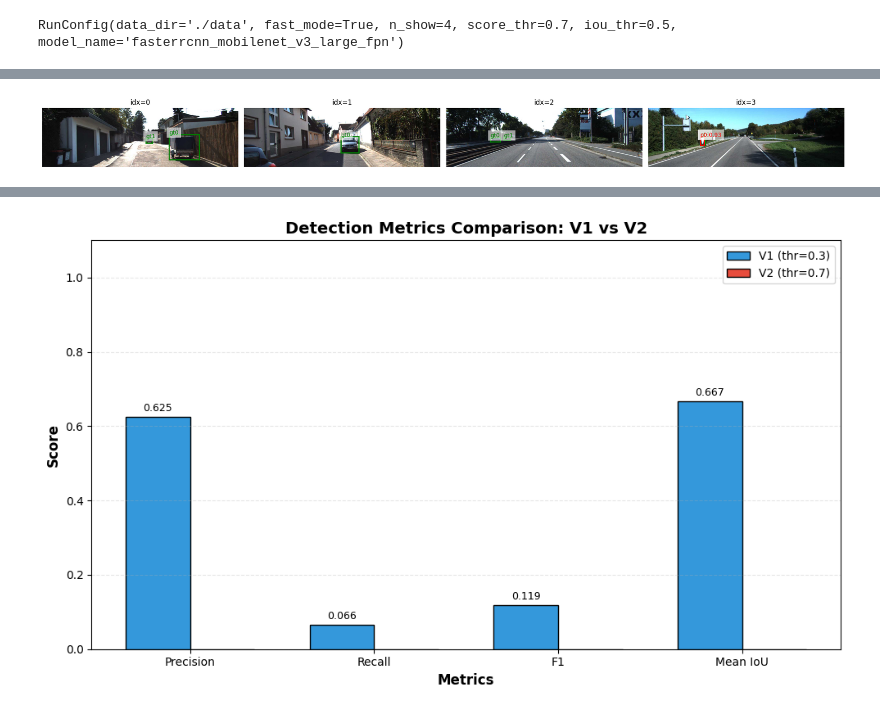
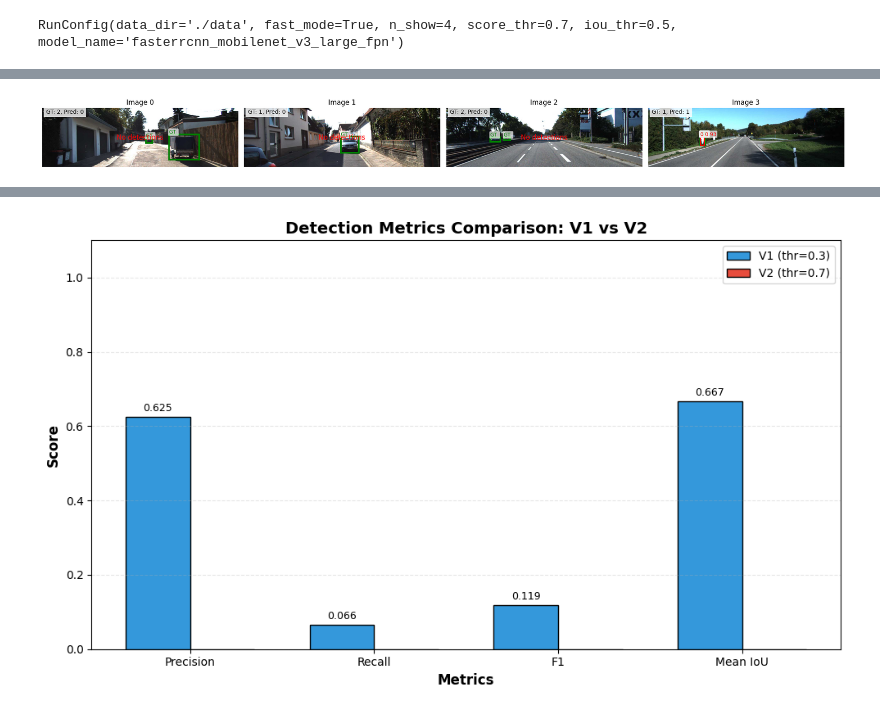
Before and after one commit to reborn-type/aie-gr3-stud-repos, a Jupyter notebook: homeworks/HW10-11/HW10-11.ipynb, the cells around one changed output, grey strips where cells are left out. Saved outputs shown, nothing was run; the diff lists cells and outputs as text; code cells hidden in the pictures.

```diff
--- a/homeworks/HW10-11/HW10-11.ipynb
+++ b/homeworks/HW10-11/HW10-11.ipynb
@@ -1163,51 +1176,93 @@ person_label: 1
 # %%
-def draw_boxes(ax, boxes, color="r", linewidth=2, text=None):
+def draw_boxes(ax, boxes, scores=None, color="r", linewidth=2, class_names=None):
+    """Рисует bbox с подписями"""
     import matplotlib.patches as patches
-    for i, b in enumerate(boxes):
-        x1, y1, x2, y2 = [float(v) for v in b]
-        rect = patches.Rectangle((x1, y1), x2 - x1, y2 - y1,
-                                 linewidth=linewidth, edgecolor=color, facecolor="none")
+
+    for i, box in enumerate(boxes):
+        x1, y1, x2, y2 = [float(v) for v in box]
+        rect = patches.Rectangle(
+            (x1, y1), x2-x1, y2-y1,
+            linewidth=linewidth, edgecolor=color, facecolor="none"
+        )
         ax.add_patch(rect)
-        if text is not None:
-            ax.text(x1, y1, text(i), color=color, fontsize=10,
-                    bbox=dict(facecolor="white", alpha=0.6, edgecolor="none"))
+
+        if scores is not None and i < len(scores):
+            score_text = f"{scores[i]:.2f}"
+        else:
+            score_text = ""
+
+        if class_names is not None and i < len(class_names):
+            label_text = f"{class_names[i]}"
+        else:
+            label_text = f"{i}"
+
+        ax.text(x1, y1-5, f"{label_text} {score_text}",
+                color=color, fontsize=9,
+                bbox=dict(facecolor="white", alpha=0.7, edgecolor="none",
+                         boxstyle="round,pad=0.2"))
 
 @torch.no_grad()
-def predict_one(img_t: torch.Tensor) -> Dict[str, torch.Tensor]:
-    out = model([img_t.to(DEVICE)])[0]
-    out = {k: v.detach().cpu() for k, v in out.items()}
-    return out
+def predict_one(img_t: torch.Tensor, model, device) -> dict:
+    """Предсказание для одного изображения"""
+    model.eval()
+    with torch.no_grad():
+        predictions = model([img_t.to(device)])[0]
+    return {k: v.cpu() for k, v in predictions.items()}
 
-def filter_preds(pred: Dict[str, torch.Tensor], score_thr: float, person_label: Optional[int]) -> Dict[str, torch.Tensor]:
+def filter_preds(pred: dict, score_thr: float = 0.5, person_label: int = None) -> dict:
+    """Фильтрация предсказаний по score и классу"""
+    if len(pred["boxes"]) == 0:
+        return pred
+
     keep = pred["scores"] >= score_thr
     if person_label is not None and "labels" in pred:
-        keep = keep & (pred["labels"] == int(person_label))
+        keep = keep & (pred["labels"] == person_label)
+
     return {k: v[keep] for k, v in pred.items()}
 
 n = min(cfg.n_show, len(dataset))
 fig, axes = plt.subplots(1, n, figsize=(5*n, 5))
 if n == 1:
     axes = [axes]
 
 for i in range(n):
     img_t, target = dataset[i]
-    pred = predict_one(img_t)
+
+    pred = predict_one(img_t, model, DEVICE)
     pred_f = filter_preds(pred, cfg.score_thr, person_label)
 
-    img_np = (img_t.permute(1, 2, 0).numpy() * 255).astype(np.uint8)
+    img_np = img_t.permute(1, 2, 0).numpy()
+    if img_np.max() <= 1.0:
+        img_np = (img_np * 255).astype(np.uint8)
+    else:
+        img_np = img_np.astype(np.uint8)
 
     ax = axes[i]
     ax.imshow(img_np)
-    ax.set_title(f"idx={i}")
+    ax.set_title(f"Image {i}")
     ax.axis("off")
 
-    draw_boxes(ax, target["boxes"], color="g", linewidth=2, text=lambda j: f"gt{j}")
-    draw_boxes(ax, pred_f["boxes"], color="r", linewidth=2, text=lambda j: f"p{j}:{pred_f['scores'][j]:.2f}")
+    if len(target["boxes"]) > 0:
+        draw_boxes(ax, target["boxes"], color="g", linewidth=3,
+                  class_names=["GT"]*len(target["boxes"]))
+
+    if len(pred_f["boxes"]) > 0:
+        scores = pred_f["scores"].numpy()
+        draw_boxes(ax, pred_f["boxes"], scores=scores, color="r", linewidth=2)
+    else:
+        ax.text(0.5, 0.5, "No detections", transform=ax.transAxes,
+                ha="center", va="center", fontsize=12, color="red")
+
+    n_gt = len(target["boxes"])
+    n_pred = len(pred_f["boxes"])
+    ax.text(0.02, 0.98, f"GT: {n_gt}, Pred: {n_pred}",
+            transform=ax.transAxes, va="top", bbox=dict(
+                facecolor="white", alpha=0.8, edgecolor="none"))
 
 plt.tight_layout()
-plt.savefig(figures_dir / 'detection_examples.png', dpi=150, bbox_inches='tight')
+plt.savefig('./artifacts/figures/detection_examples.png', dpi=150, bbox_inches='tight')
 plt.show()
 # %% [output]
-[figure, old version]
+[figure, new version]
 # %%
 from typing import Dict, List, Optional
```
Also changed, not shown: parts of 19 cells of this notebook, 5 other files.
